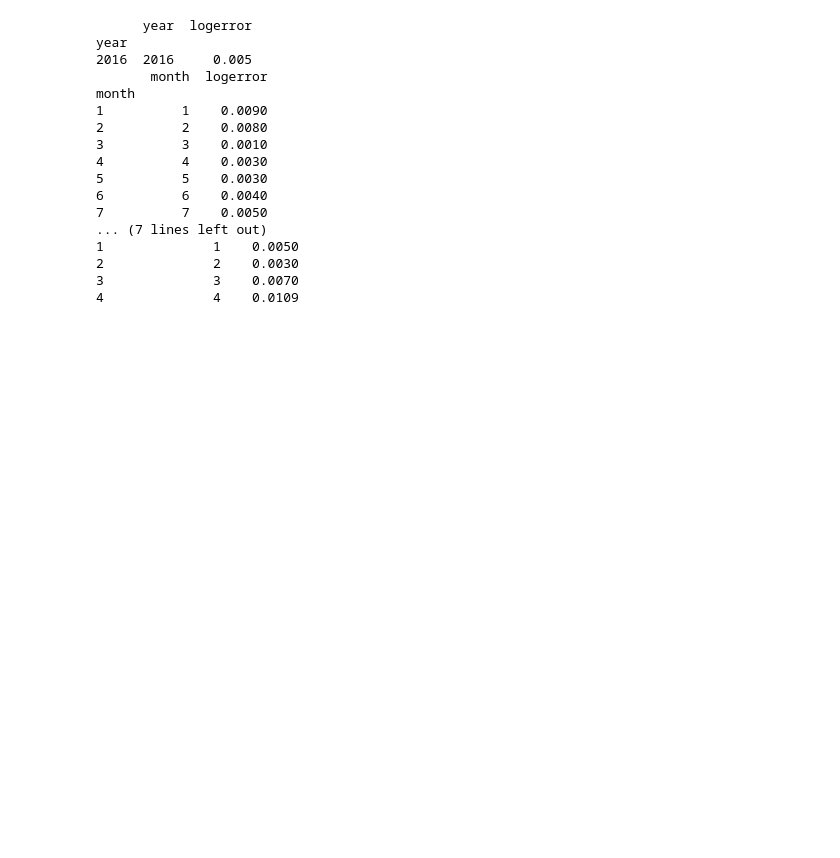
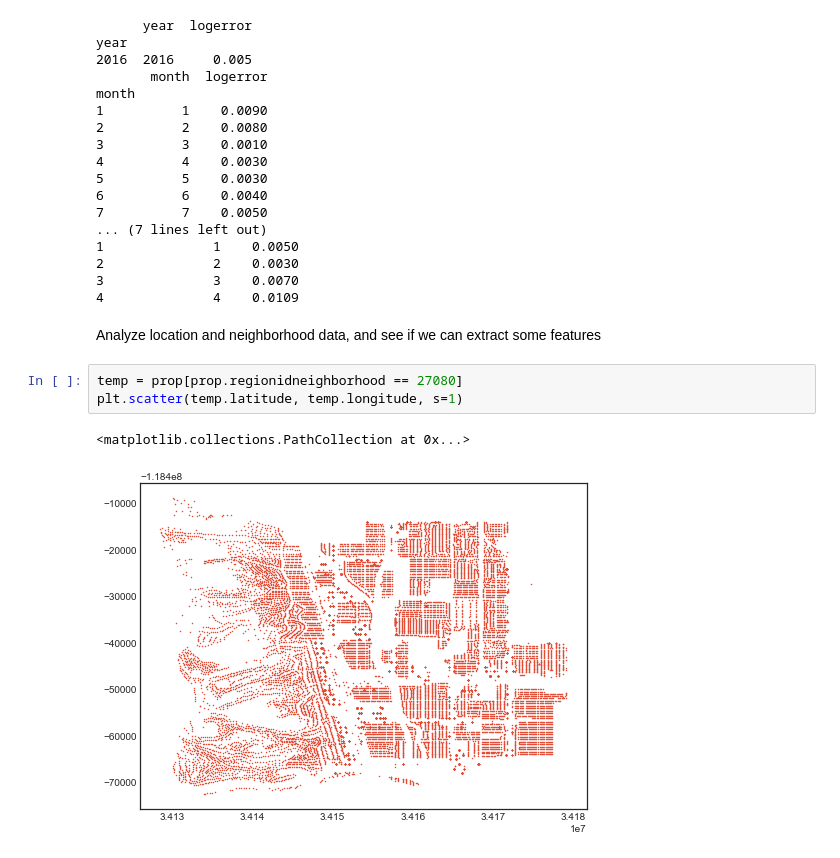
Before and after one commit to junjiedong/Zillow-Kaggle, a Jupyter notebook: explanatory.ipynb, the cells around one changed output. Drawn from its saved outputs; the diff is of its cells as text; blank space fills up the shorter version.

```diff
--- a/explanatory.ipynb
+++ b/explanatory.ipynb
@@ -233,3 +196,11 @@ month
 2              2    0.0030
 3              3    0.0070
 4              4    0.0109
+# %% [markdown]
+Analyze location and neighborhood data, and see if we can extract some features
+# %%
+temp = prop[prop.regionidneighborhood == 27080]
+plt.scatter(temp.latitude, temp.longitude, s=1)
+# %% [output]
+<matplotlib.collections.PathCollection at 0x...>
+[figure, added]
```
Also changed, not shown: parts of 5 cells of this notebook, 2 other files.
